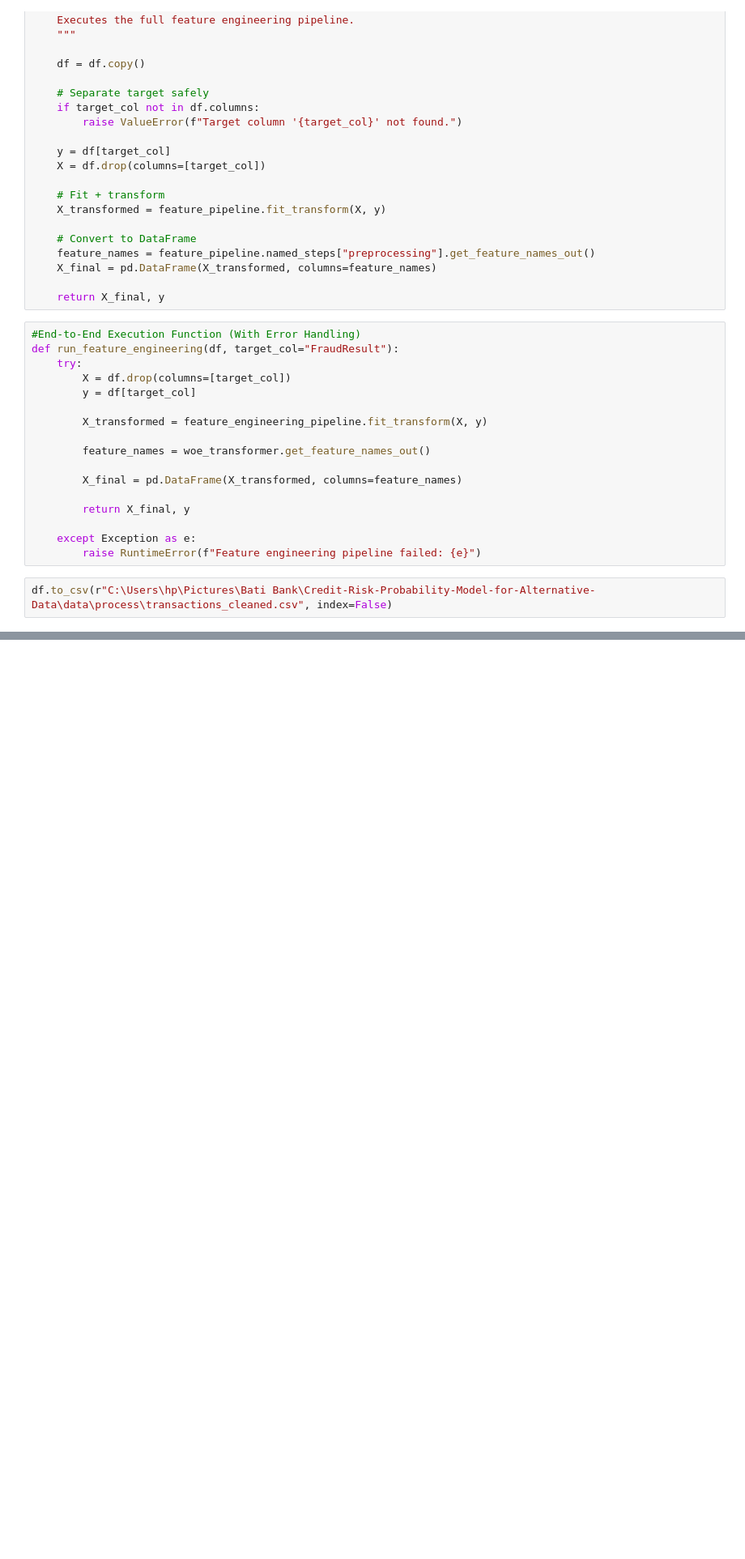
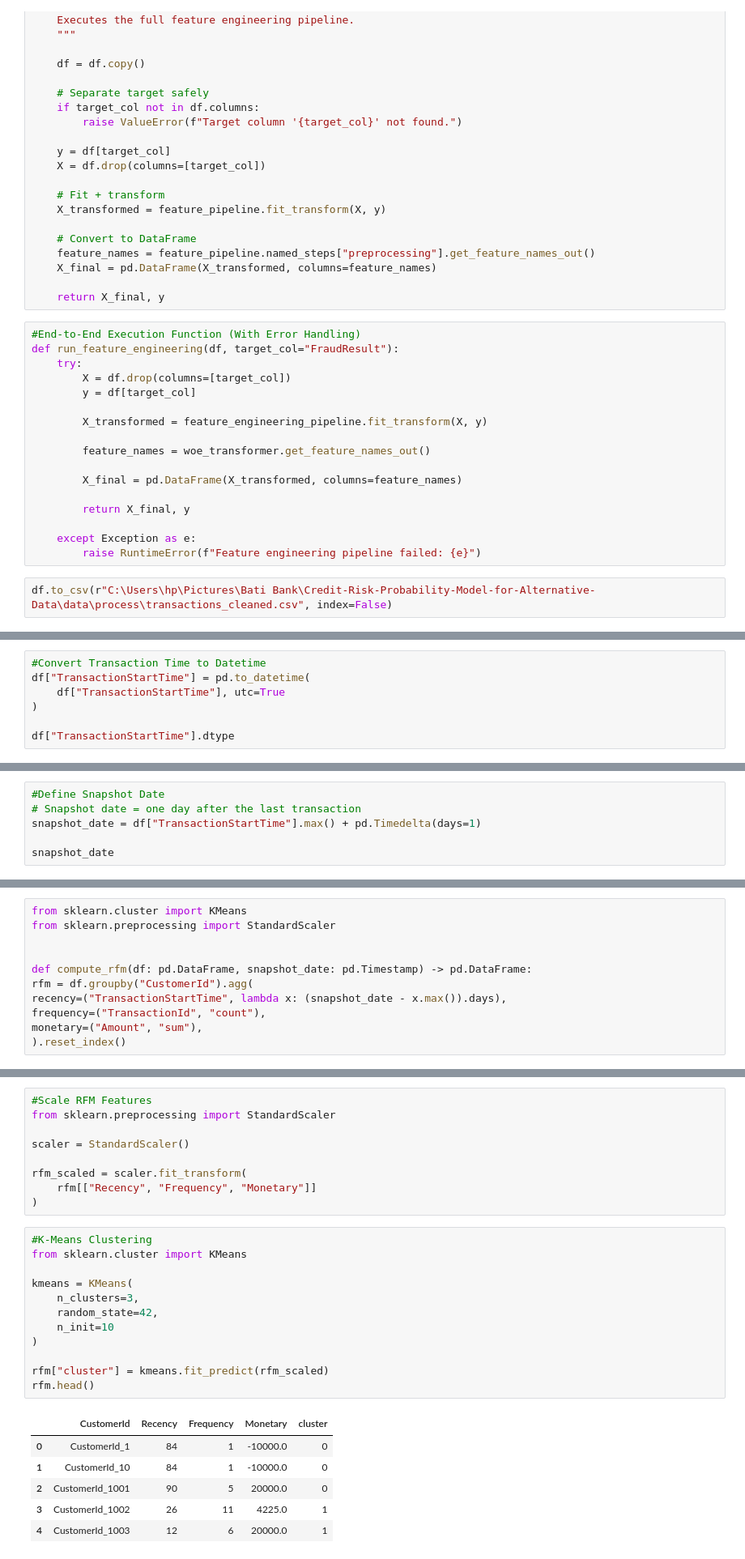
Before and after one commit to biniyamtibebe/Credit-Risk-Probability-Model-for-Alternative-Data, a Jupyter notebook: notebooks/eda.ipynb, the cells around one changed output, grey strips where cells are left out. Shown at 81% size. Saved outputs shown, nothing was run; the diff lists cells and outputs as text; blank space fills up the shorter version.

```diff
--- a/notebooks/eda.ipynb
+++ b/notebooks/eda.ipynb
@@ -688,0 +705,7 @@ df.to_csv(r"C:\Users\hp\Pictures\Bati Bank\Credit-Risk-Probability-Model-for-Alt
+# %%
+#Convert Transaction Time to Datetime
+df["TransactionStartTime"] = pd.to_datetime(
+    df["TransactionStartTime"], utc=True
+)
+
+df["TransactionStartTime"].dtype
@@ -688,0 +714,6 @@ df.to_csv(r"C:\Users\hp\Pictures\Bati Bank\Credit-Risk-Probability-Model-for-Alt
+# %%
+#Define Snapshot Date
+# Snapshot date = one day after the last transaction
+snapshot_date = df["TransactionStartTime"].max() + pd.Timedelta(days=1)
+
+snapshot_date
@@ -688,0 +744,11 @@ df.to_csv(r"C:\Users\hp\Pictures\Bati Bank\Credit-Risk-Probability-Model-for-Alt
+# %%
+from sklearn.cluster import KMeans
+from sklearn.preprocessing import StandardScaler
+
+
+def compute_rfm(df: pd.DataFrame, snapshot_date: pd.Timestamp) -> pd.DataFrame:
+rfm = df.groupby("CustomerId").agg(
+recency=("TransactionStartTime", lambda x: (snapshot_date - x.max()).days),
+frequency=("TransactionId", "count"),
+monetary=("Amount", "sum"),
+).reset_index()
@@ -688,0 +774,28 @@ df.to_csv(r"C:\Users\hp\Pictures\Bati Bank\Credit-Risk-Probability-Model-for-Alt
+# %%
+#Scale RFM Features
+from sklearn.preprocessing import StandardScaler
+
+scaler = StandardScaler()
+
+rfm_scaled = scaler.fit_transform(
+    rfm[["Recency", "Frequency", "Monetary"]]
+)
+# %%
+#K-Means Clustering
+from sklearn.cluster import KMeans
+
+kmeans = KMeans(
+    n_clusters=3,
+    random_state=42,
+    n_init=10
+)
+
+rfm["cluster"] = kmeans.fit_predict(rfm_scaled)
+rfm.head()
+# %% [output]
+|  | CustomerId | Recency | Frequency | Monetary | cluster |
+| 0 | CustomerId_1 | 84 | 1 | -10000.0 | 0 |
+| 1 | CustomerId_10 | 84 | 1 | -10000.0 | 0 |
+| 2 | CustomerId_1001 | 90 | 5 | 20000.0 | 0 |
+| 3 | CustomerId_1002 | 26 | 11 | 4225.0 | 1 |
+| 4 | CustomerId_1003 | 12 | 6 | 20000.0 | 1 |
```
Also changed, not shown: parts of 16 cells of this notebook, 24 other files.
